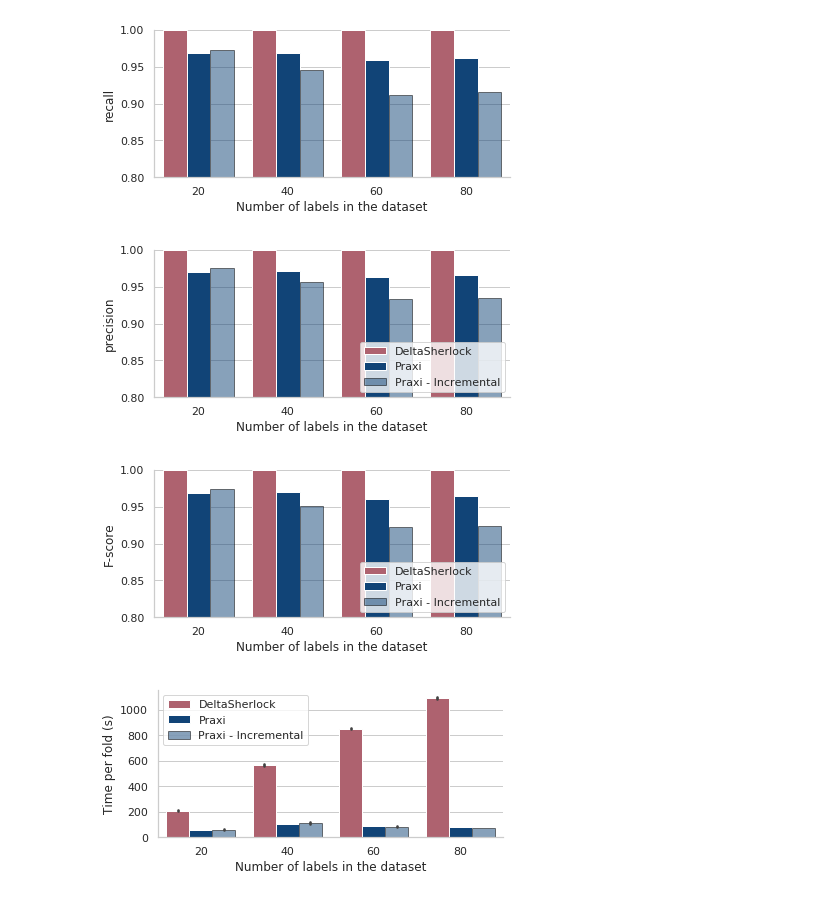
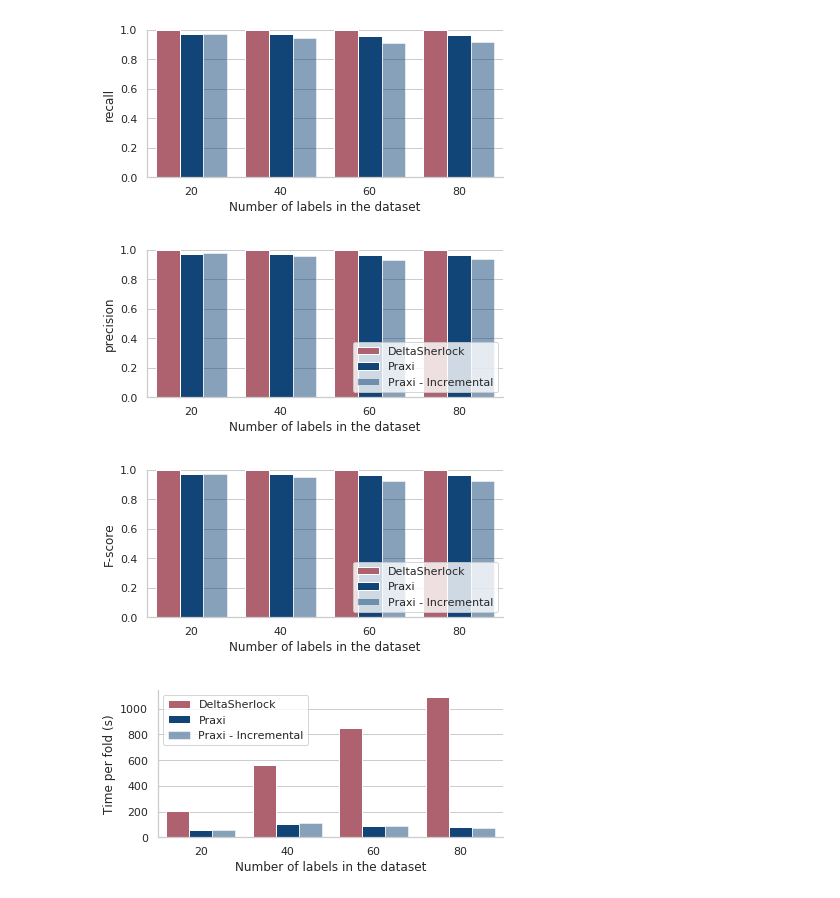
Before and after one commit to deltasherlock/experiments, a Jupyter notebook: plots/plots.ipynb, the cells around one changed output. Saved outputs shown, nothing was run; the diff lists cells and outputs as text; code cells hidden in the pictures.

```diff
--- a/plots/plots.ipynb
+++ b/plots/plots.ipynb
@@ -4,7 +4,7 @@ import matplotlib.pyplot as plt
 import seaborn as sns
 sns.set_style('whitegrid')
 sns.set_context('notebook')
-kwargs = {'size': 3, 'aspect': 2}
+kwargs = {'height': 3, 'aspect': 2}
 mypalette = ['#ddaa33','#bb5566','#004488','#004488']
 # %%
 df = pd.read_csv('/home/ates/deltasherlock/experiments/plots/results.csv')
@@ -51,8 +51,7 @@ g = sns.factorplot(data=df, x='dirty_count', hue='method', y='recall',
 for i, bar in enumerate(g.axes[0][0].patches):
     if i < 4:
         bar.set_alpha(0.5)
-        bar.set_edgecolor('black')
-plt.ylim((0.8, 1))
+plt.ylim((0, 1))
 plt.xlabel('Number of extra single label training samples')
 #plt.savefig('/home/ates/prospectus/figures/ds_recall.pdf')
 
@@ -63,8 +62,7 @@ g = sns.factorplot(data=df, x='dirty_count', hue='method', y='precision',
 for i, bar in enumerate(g.axes[0][0].patches):
     if i < 4:
         bar.set_alpha(0.5)
-        bar.set_edgecolor('black')
-plt.ylim((0.8, 1))
+plt.ylim((0, 1))
 plt.legend(loc='lower right', frameon=True)
 plt.xlabel('Number of extra single label training samples')
 #plt.savefig('/home/ates/prospectus/figures/ds_precision.pdf')
@@ -79,8 +77,7 @@ g = sns.factorplot(data=df, x='dirty_count', hue='method', y='F-score',
 for i, bar in enumerate(g.axes[0][0].patches):
     if i < 4:
         bar.set_alpha(0.5)
-        bar.set_edgecolor('black')
-plt.ylim((0.8, 1))
+plt.ylim((0, 1))
 plt.legend(loc='lower right', frameon=True)
 g.set_xticklabels(['2000 ML +\n%d SL' % (x * 1000) for x in range(4)])
 #plt.xlabel('Number of extra training samples with dependencies')
@@ -100,57 +97,53 @@ g = sns.factorplot(data=df, x='label_count', hue='method', y='recall',
 for i, bar in enumerate(g.axes[0][0].patches):
     if i > 7:
         bar.set_alpha(0.5)
-        bar.set_edgecolor('black')
-plt.ylim((0.8, 1))
+plt.ylim((0, 1))
 plt.xlabel('Number of labels in the dataset')
 #plt.savefig('/home/ates/prospectus/figures/ds_recall.pdf')
 
 g = sns.factorplot(data=df, x='label_count', hue='method', y='precision',
                    hue_order=['DeltaSherlock', 'Praxi', 'Praxi - Incremental'],
                    palette=mypalette[1:],
                    kind='bar', legend=False, **kwargs,)
 for i, bar in enumerate(g.axes[0][0].patches):
     if i > 7:
         bar.set_alpha(0.5)
-        bar.set_edgecolor('black')
-plt.ylim((0.8, 1))
+plt.ylim((0, 1))
 plt.legend(loc='lower right', frameon=True)
 plt.xlabel('Number of labels in the dataset')
 #plt.savefig('/home/ates/prospectus/figures/ds_precision.pdf')
 
 df['F-score'] = 2 * (df['precision'] * df['recall']) / (df['precision'] + df['recall'])
 
 g = sns.factorplot(data=df, x='label_count', hue='method', y='F-score',
                    hue_order=['DeltaSherlock', 'Praxi', 'Praxi - Incremental'],
                    palette=mypalette[1:],
                    kind='bar', legend=False, **kwargs,)
 for i, bar in enumerate(g.axes[0][0].patches):
     if i > 7:
         bar.set_alpha(0.5)
-        bar.set_edgecolor('black')
-plt.ylim((0.8, 1))
+plt.ylim((0, 1))
 plt.legend(loc='lower right', frameon=True)
 plt.xlabel('Number of labels in the dataset')
 plt.savefig('/home/ates/deltasherlock/paper/figures/byrne6a.pdf', bbox_inches='tight')
 # %% [output]
-[figure, old version]
+[figure, new version]
-[figure, old version]
+[figure, new version]
-[figure, old version]
+[figure, new version]
 # %%
 df = pd.read_csv('/home/ates/deltasherlock/experiments/plots/iterative_perf.csv')
 df['Total'] = df['Total Train'] + df['Total Test'] + df['CS Load']
 df['label_count'] = (df['Chunk'] + 1) * 20
 g = sns.factorplot(data=df, x='label_count', hue='Method', y='Total',
                    hue_order=['DeltaSherlock', 'Praxi', 'Praxi - Incremental'],
-                   palette=mypalette[1:],
+                   palette=mypalette[1:], ci=None,
                    kind='bar', legend=False, **kwargs,)
 for i, bar in enumerate(g.axes[0][0].patches):
     if i > 7:
         bar.set_alpha(0.5)
-        bar.set_edgecolor('black')
 plt.legend(loc='upper left', frameon=True)
 plt.xlabel('Number of labels in the dataset')
 plt.ylabel('Time per fold (s)')
 plt.savefig('/home/ates/deltasherlock/paper/figures/byrne6b.pdf', bbox_inches='tight')
 # %% [output]
-[figure, old version]
+[figure, new version]
```
Also changed, not shown: parts of 2 cells of this notebook.
